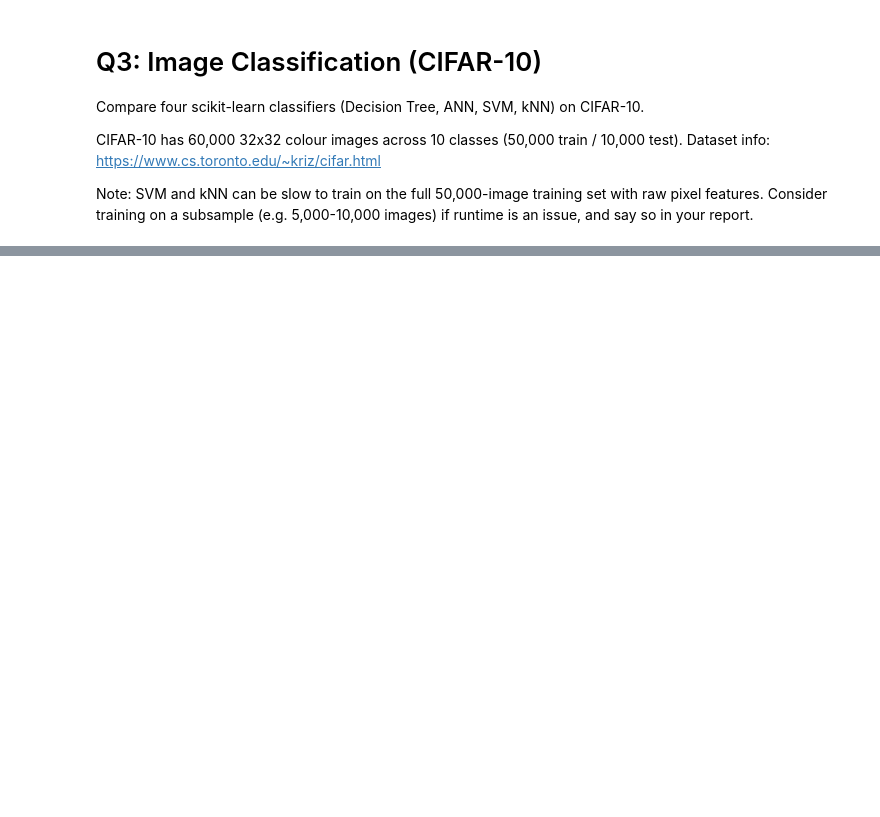
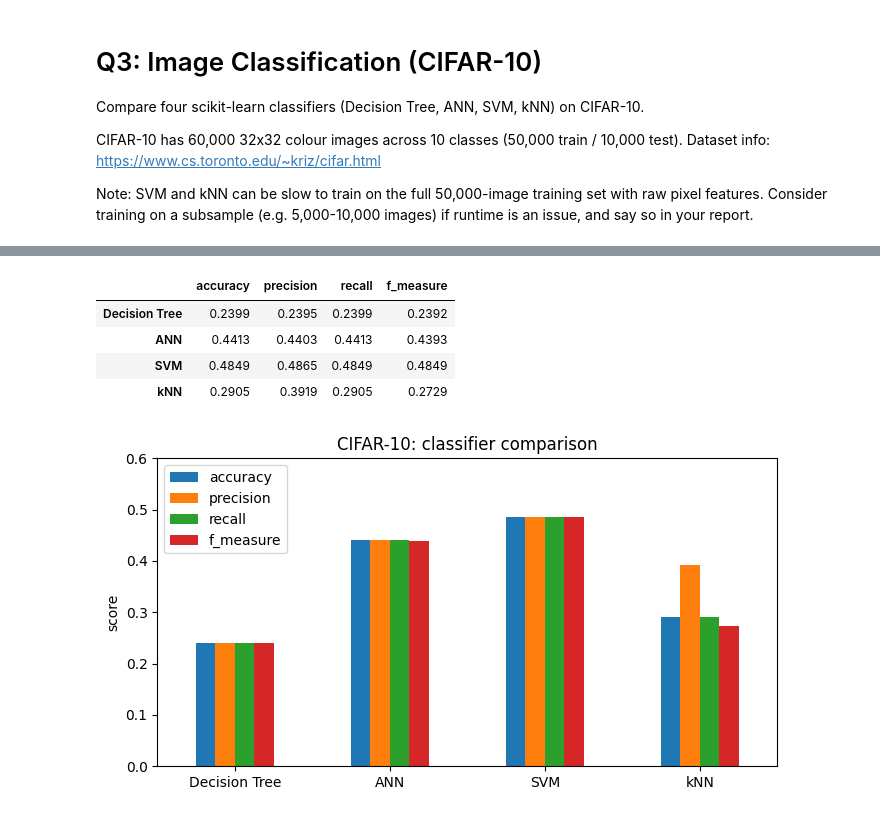
Before and after one commit to faiza-khatri/ai-hw, a Jupyter notebook: assign2/Q3.ipynb, the cells around one changed output, grey strips where cells are left out. Cells and saved outputs as stored; diff of their text form; code cells hidden in the pictures; blank space fills up the shorter version.

```diff
--- a/assign2/Q3.ipynb
+++ b/assign2/Q3.ipynb
@@ -72,0 +188,19 @@ for name, clf in classifiers.items():
+# %%
+# Summary table comparing all four classifiers
+summary = pd.DataFrame(results).T.round(4)
+display(summary)
+
+summary.plot(kind="bar", figsize=(8, 4))
+plt.title("CIFAR-10: classifier comparison")
+plt.ylabel("score")
+plt.xticks(rotation=0)
+plt.ylim(0, 0.6)
+plt.legend(loc="upper left")
+plt.show()
+# %% [output]
+|  | accuracy | precision | recall | f_measure |
+| Decision Tree | 0.2399 | 0.2395 | 0.2399 | 0.2392 |
+| ANN | 0.4413 | 0.4403 | 0.4413 | 0.4393 |
+| SVM | 0.4849 | 0.4865 | 0.4849 | 0.4849 |
+| kNN | 0.2905 | 0.3919 | 0.2905 | 0.2729 |
+[figure, added]
```
Also changed, not shown: parts of 12 cells of this notebook.
